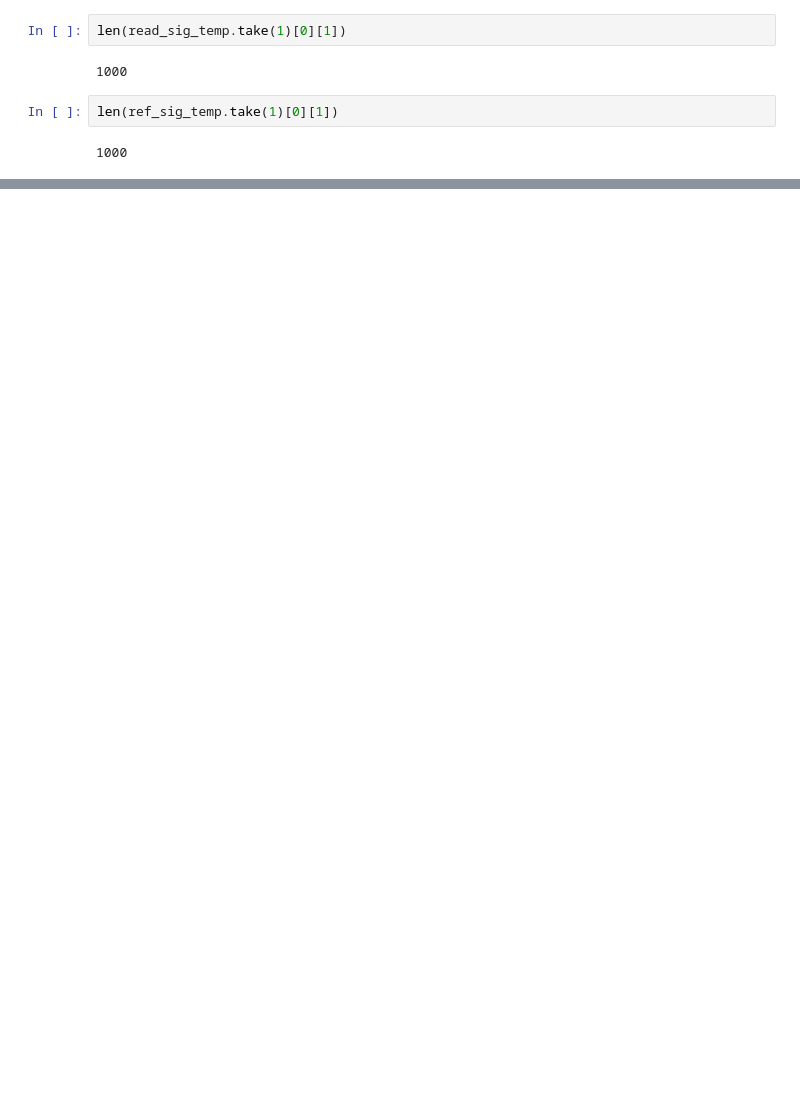
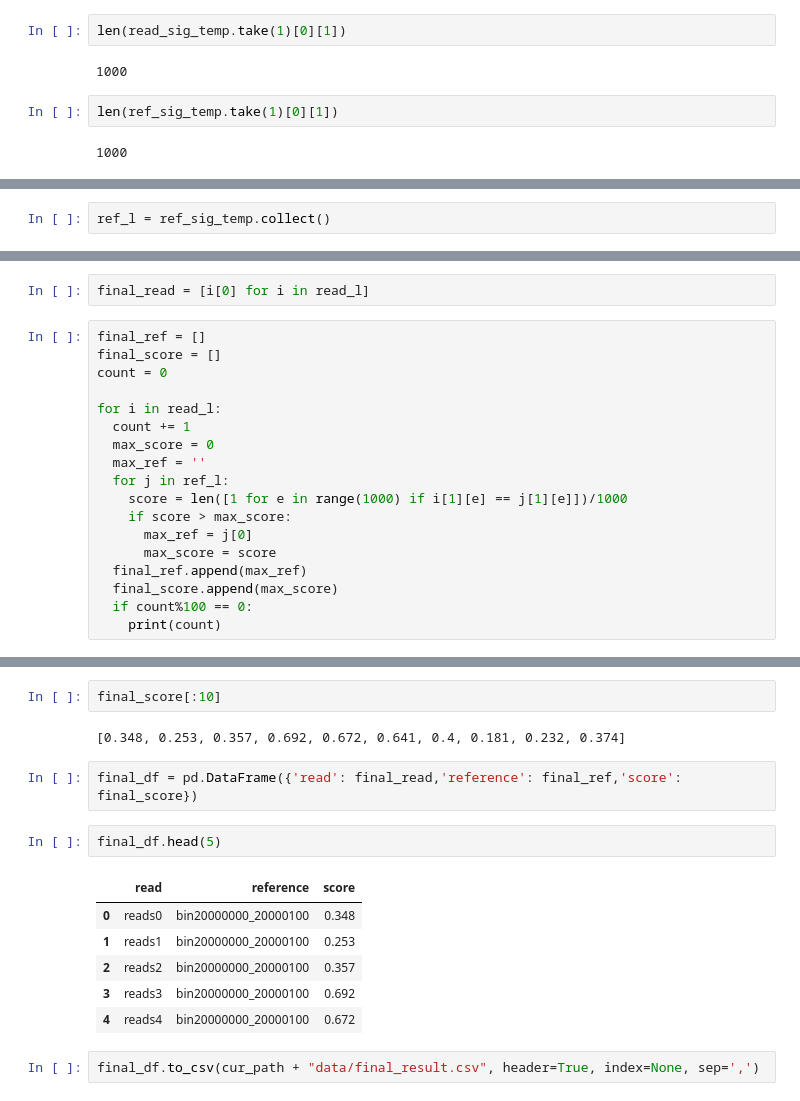
Before and after one commit to yueguo1997/Group4_Low_Demensional_Representation_with_Big_Genomics_Data, a Jupyter notebook: Project1.ipynb, the cells around one changed output, grey strips where cells are left out. Saved outputs shown, nothing was run; the diff lists cells and outputs as text; blank space fills up the shorter version.

```diff
--- a/Project1.ipynb
+++ b/Project1.ipynb
@@ -396,0 +398,2 @@ len(ref_sig_temp.take(1)[0][1])
+# %%
+ref_l = ref_sig_temp.collect()
@@ -396,0 +408,20 @@ len(ref_sig_temp.take(1)[0][1])
+# %%
+final_read = [i[0] for i in read_l]
+# %%
+final_ref = []
+final_score = []
+count = 0
+
+for i in read_l:
+  count += 1
+  max_score = 0
+  max_ref = ''
+  for j in ref_l:
+    score = len([1 for e in range(1000) if i[1][e] == j[1][e]])/1000
+    if score > max_score:
+      max_ref = j[0]
+      max_score = score
+  final_ref.append(max_ref)
+  final_score.append(max_score)
+  if count%100 == 0:
+    print(count)
@@ -396,0 +462,17 @@ len(ref_sig_temp.take(1)[0][1])
+# %%
+final_score[:10]
+# %% [output]
+[0.348, 0.253, 0.357, 0.692, 0.672, 0.641, 0.4, 0.181, 0.232, 0.374]
+# %%
+final_df = pd.DataFrame({'read': final_read,'reference': final_ref,'score': final_score})
+# %%
+final_df.head(5)
+# %% [output]
+|  | read | reference | score |
+| 0 | reads0 | bin20000000_20000100 | 0.348 |
+| 1 | reads1 | bin20000000_20000100 | 0.253 |
+| 2 | reads2 | bin20000000_20000100 | 0.357 |
+| 3 | reads3 | bin20000000_20000100 | 0.692 |
+| 4 | reads4 | bin20000000_20000100 | 0.672 |
+# %%
+final_df.to_csv(cur_path + "data/final_result.csv", header=True, index=None, sep=',')
```
Also changed, not shown: parts of 16 cells of this notebook.
